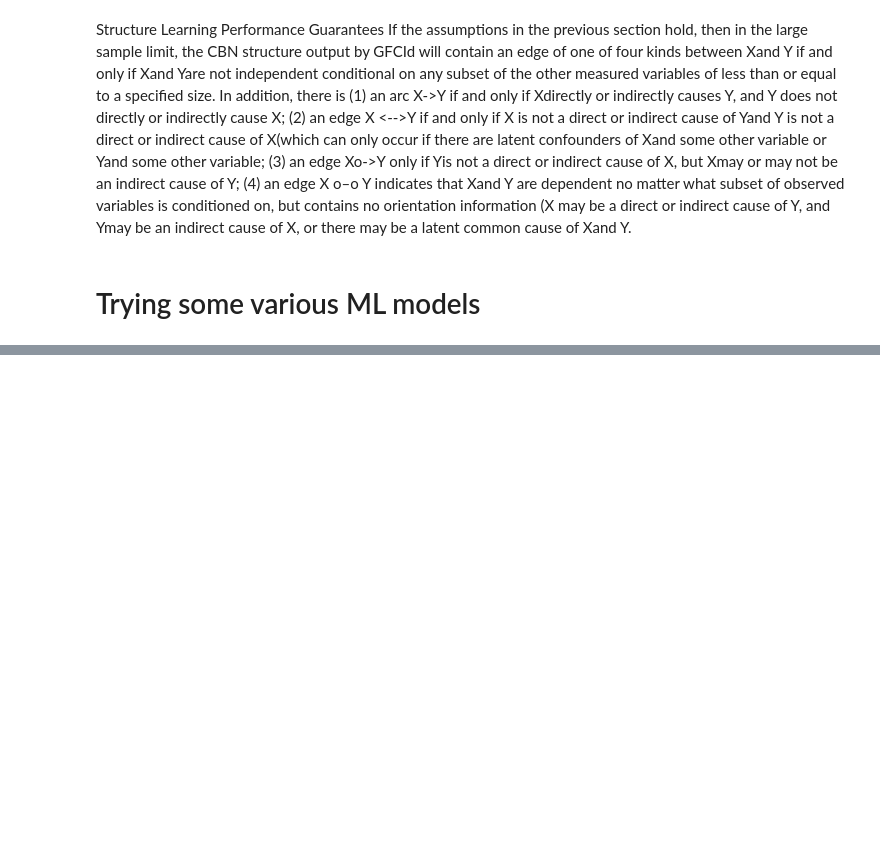
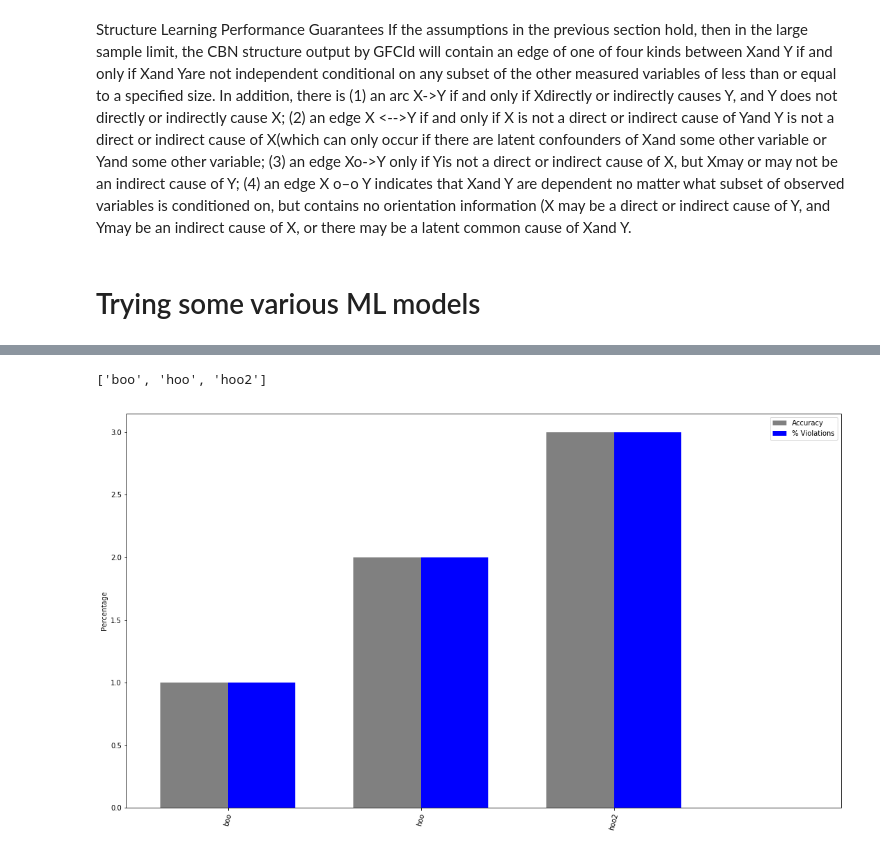
Before and after one commit to aligharari96/causality, a Jupyter notebook: CausalAssurance.ipynb, the cells around one changed output, grey strips where cells are left out. Drawn from its saved outputs; the diff is of its cells as text; code cells hidden in the pictures; blank space fills up the shorter version.

Commit message:
Adding in a graphical fix

```diff
--- a/CausalAssurance.ipynb
+++ b/CausalAssurance.ipynb
@@ -420,0 +444,39 @@ test.append(1)
+# %%
+def bar_plot(x_ax, val1, val1std, val2, val2std):
+    fig = plt.figure()
+    ax = fig.add_subplot(111)
+
+    ## the data
+    N = len(x_ax)
+
+    ## necessary variables
+    ind = np.arange(N)                # the x locations for the groups
+    width = 0.35                      # the width of the bars
+    fig.set_size_inches(18.5, 10.5)
+    ## the bars
+    rects1 = ax.bar(ind, val1, width,
+                    color='gray',
+                    yerr=val1std,
+                    error_kw=dict(elinewidth=2,ecolor='blue'))
+
+    rects2 = ax.bar(ind+width, val2, width,
+                        color='blue',
+                        #yerr=val2std,
+                        error_kw=dict(elinewidth=2,ecolor='gray'))
+
+    # axes and labels
+    ax.set_xlim(-width,len(ind)+width)
+    #ax.set_ylim(0,45)
+    ax.set_ylabel('Percentage')
+    ax.set_title('')
+    plt.xticks(ind + width / 2, x_ax, rotation=75, size = )
+    ## add a legend
+    ax.legend( (rects1[0], rects2[0]), ('Accuracy', '% Violations') )
+    fig.savefig("violations.pdf", bbox_inches='tight')
+    plt.show()
+
+
+bar_plot(['boo', 'hoo', 'hoo2'], [1, 2, 3], [0, 0, 0], [1, 2, 3], [0,0,0])
+# %% [output]
+['boo', 'hoo', 'hoo2']
+[figure, added]
```
Also changed, not shown: parts of 3 cells of this notebook.
